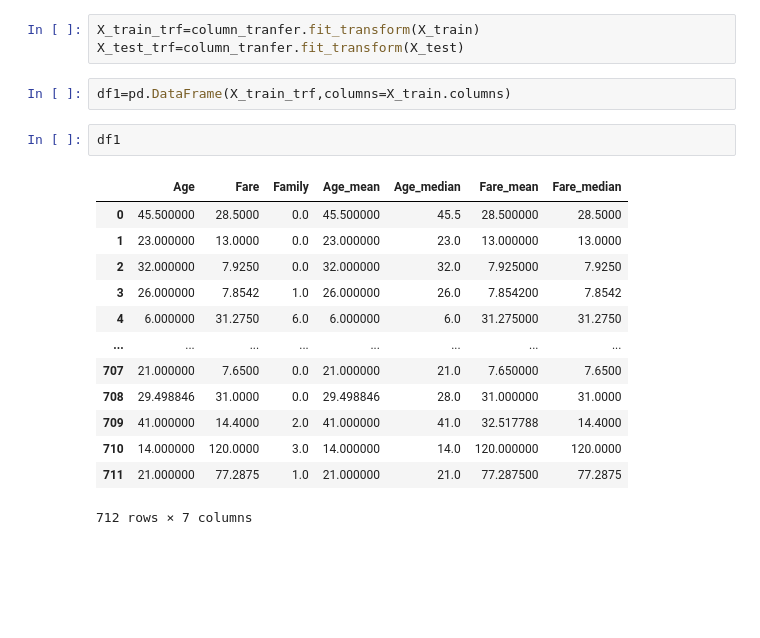
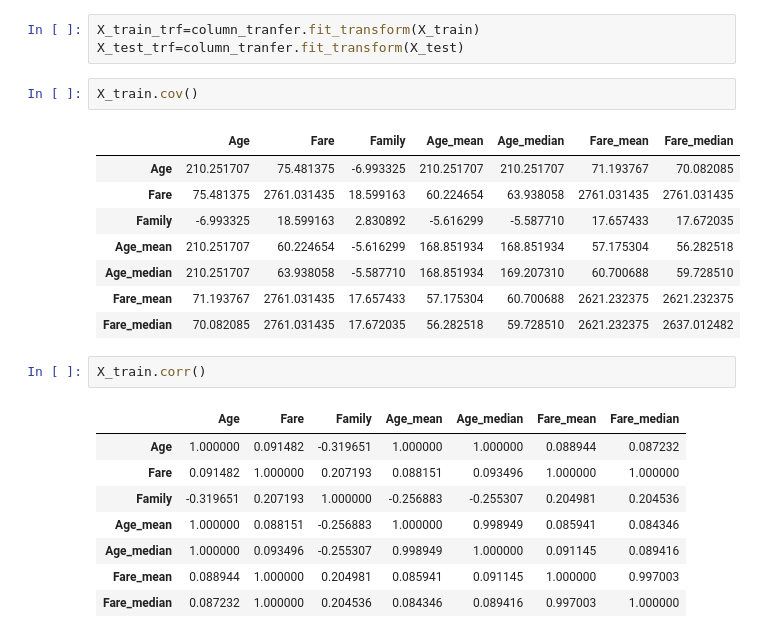
Before and after one commit to ajaykumar080286/feature_engineering, a Jupyter notebook: 23_imputing_numerical_data.ipynb, the cells around one changed output. Saved outputs shown, nothing was run; the diff lists cells and outputs as text; blank space fills up the shorter version.

```diff
--- a/23_imputing_numerical_data.ipynb
+++ b/23_imputing_numerical_data.ipynb
@@ -83,21 +85,25 @@ column_tranfer=ColumnTransformer([
 # %%
 X_train_trf=column_tranfer.fit_transform(X_train)
 X_test_trf=column_tranfer.fit_transform(X_test)
-# %%
-df1=pd.DataFrame(X_train_trf,columns=X_train.columns)
-# %%
-df1
-# %% [output]
-|  | Age | Fare | Family | Age_mean | Age_median | Fare_mean | Fare_median |
-| 0 | 45.500000 | 28.5000 | 0.0 | 45.500000 | 45.5 | 28.500000 | 28.5000 |
-| 1 | 23.000000 | 13.0000 | 0.0 | 23.000000 | 23.0 | 13.000000 | 13.0000 |
-| 2 | 32.000000 | 7.9250 | 0.0 | 32.000000 | 32.0 | 7.925000 | 7.9250 |
-| 3 | 26.000000 | 7.8542 | 1.0 | 26.000000 | 26.0 | 7.854200 | 7.8542 |
-| 4 | 6.000000 | 31.2750 | 6.0 | 6.000000 | 6.0 | 31.275000 | 31.2750 |
-| ... | ... | ... | ... | ... | ... | ... | ... |
-| 707 | 21.000000 | 7.6500 | 0.0 | 21.000000 | 21.0 | 7.650000 | 7.6500 |
-| 708 | 29.498846 | 31.0000 | 0.0 | 29.498846 | 28.0 | 31.000000 | 31.0000 |
-| 709 | 41.000000 | 14.4000 | 2.0 | 41.000000 | 41.0 | 32.517788 | 14.4000 |
-| 710 | 14.000000 | 120.0000 | 3.0 | 14.000000 | 14.0 | 120.000000 | 120.0000 |
-| 711 | 21.000000 | 77.2875 | 1.0 | 21.000000 | 21.0 | 77.287500 | 77.2875 |
-712 rows × 7 columns
+# %%
+X_train.cov()
+# %% [output]
+|  | Age | Fare | Family | Age_mean | Age_median | Fare_mean | Fare_median |
+| Age | 210.251707 | 75.481375 | -6.993325 | 210.251707 | 210.251707 | 71.193767 | 70.082085 |
+| Fare | 75.481375 | 2761.031435 | 18.599163 | 60.224654 | 63.938058 | 2761.031435 | 2761.031435 |
+| Family | -6.993325 | 18.599163 | 2.830892 | -5.616299 | -5.587710 | 17.657433 | 17.672035 |
+| Age_mean | 210.251707 | 60.224654 | -5.616299 | 168.851934 | 168.851934 | 57.175304 | 56.282518 |
+| Age_median | 210.251707 | 63.938058 | -5.587710 | 168.851934 | 169.207310 | 60.700688 | 59.728510 |
+| Fare_mean | 71.193767 | 2761.031435 | 17.657433 | 57.175304 | 60.700688 | 2621.232375 | 2621.232375 |
+| Fare_median | 70.082085 | 2761.031435 | 17.672035 | 56.282518 | 59.728510 | 2621.232375 | 2637.012482 |
+# %%
+X_train.corr()
+# %% [output]
+|  | Age | Fare | Family | Age_mean | Age_median | Fare_mean | Fare_median |
+| Age | 1.000000 | 0.091482 | -0.319651 | 1.000000 | 1.000000 | 0.088944 | 0.087232 |
+| Fare | 0.091482 | 1.000000 | 0.207193 | 0.088151 | 0.093496 | 1.000000 | 1.000000 |
+| Family | -0.319651 | 0.207193 | 1.000000 | -0.256883 | -0.255307 | 0.204981 | 0.204536 |
+| Age_mean | 1.000000 | 0.088151 | -0.256883 | 1.000000 | 0.998949 | 0.085941 | 0.084346 |
+| Age_median | 1.000000 | 0.093496 | -0.255307 | 0.998949 | 1.000000 | 0.091145 | 0.089416 |
+| Fare_mean | 0.088944 | 1.000000 | 0.204981 | 0.085941 | 0.091145 | 1.000000 | 0.997003 |
+| Fare_median | 0.087232 | 1.000000 | 0.204536 | 0.084346 | 0.089416 | 0.997003 | 1.000000 |
```
Also changed, not shown: parts of 12 cells of this notebook.
